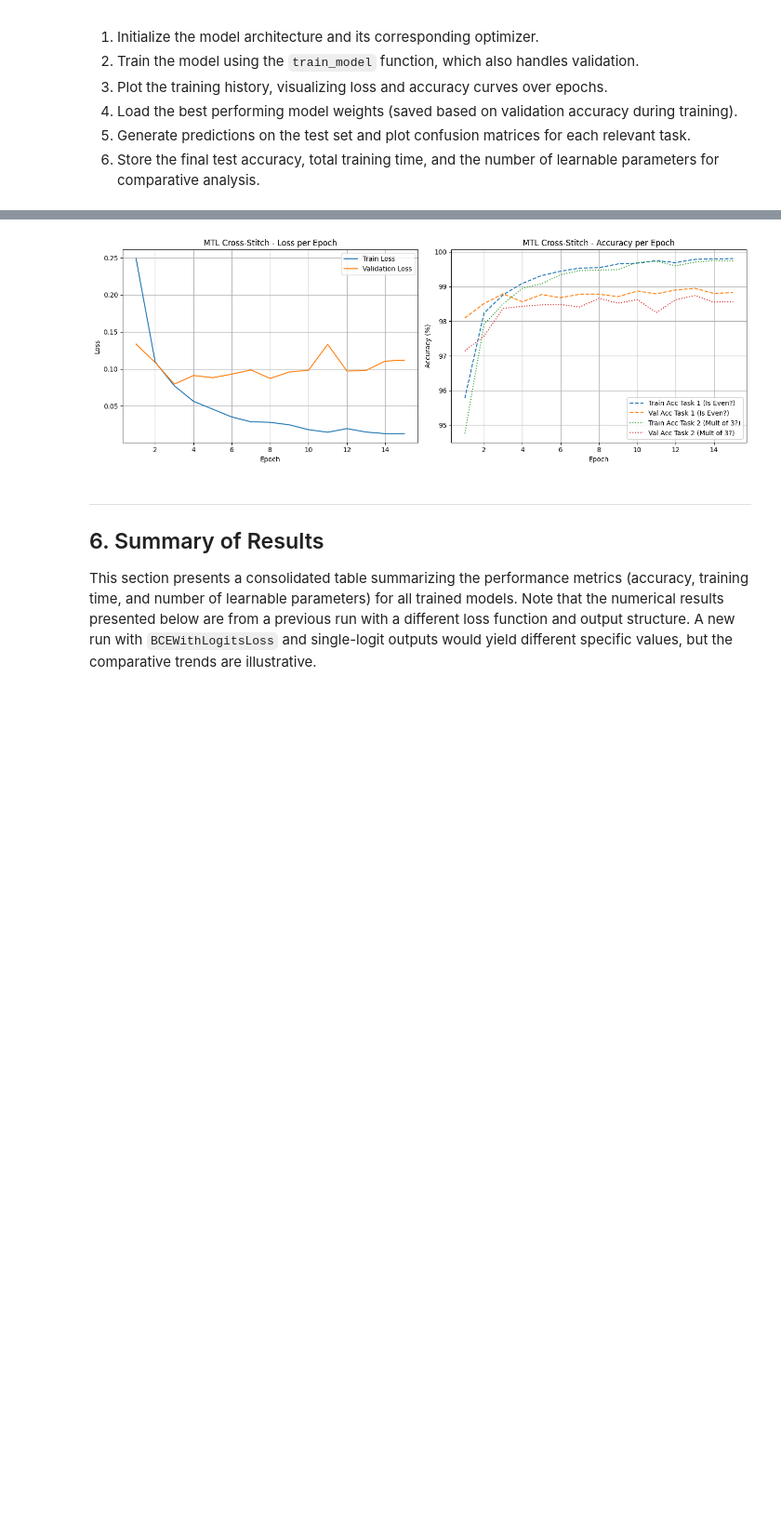
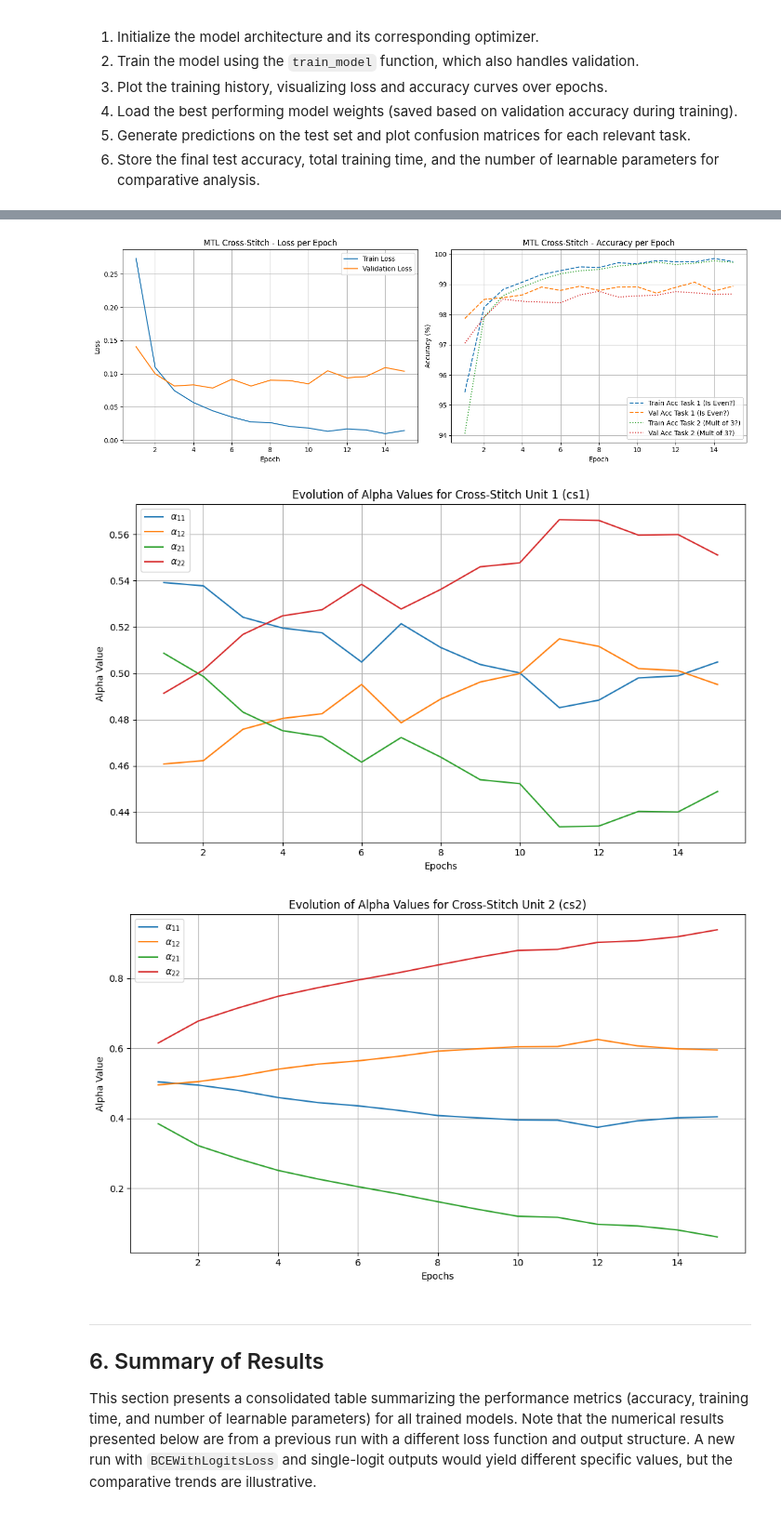
Before and after one commit to Gwme13/MTL_with_Pytorch, a Jupyter notebook: MTL_MNIST.ipynb, the cells around one changed output, grey strips where cells are left out. Shown at 93% size. Saved outputs shown, nothing was run; the diff lists cells and outputs as text; code cells hidden in the pictures; blank space fills up the shorter version.

```diff
--- a/MTL_MNIST.ipynb
+++ b/MTL_MNIST.ipynb
@@ -260,3 +222,21 @@ class CrossStitchLayer(nn.Module): # Inherits from torch.nn.Module
+# %%
+class CrossStitchUnit(nn.Module): # Inherits from torch.nn.Module
+    """
+    A Cross-Stitch Layer for Soft Parameter Sharing.
+    It learns a linear combination of feature maps from different tasks.
+    """
+    def __init__(self, num_features):
+        super(CrossStitchUnit, self).__init__()
+        self.alpha = nn.Parameter(torch.tensor([[0.5, 0.5], [0.5, 0.5]], dtype=torch.float32))
+
+    def forward(self, x1, x2):
+        # The output for task 1 is a linear combination of its own features (x1)
+        # and features from task 2 (x2), scaled by the learned alpha parameters. Similarly for task 2.
+        alpha = torch.softmax(self.alpha, dim=1) # Softmax along the rows (dim=1)
+
+        out_1 = alpha[0,0] * x1 + alpha[0,1] * x2
+        out_2 = alpha[1,0] * x1 + alpha[1,1] * x2
+        return out_1, out_2
 # %% [markdown]
 ### 3.5 Cross-Stitch Networks MTL Model (`CrossStitchMLP`)
 
@@ -308,8 +288,8 @@ class CrossStitchMLP(nn.Module): # Inherits from torch.nn.Module
         # --- Cross-Stitch Units for Inter-Task Communication ---
         # These units are inserted between corresponding layers of the task-specific MLPs.
         # They learn how much information to share between the branches.
-        self.cross_stitch1 = CrossStitchLayer(hidden_size1) # Applied after the first hidden layer of each task branch.
-        self.cross_stitch2 = CrossStitchLayer(hidden_size2) # Applied after the second hidden layer of each task branch.
+        self.cross_stitch1 = CrossStitchUnit(hidden_size1) # Applied after the first hidden layer of each task branch.
+        self.cross_stitch2 = CrossStitchUnit(hidden_size2) # Applied after the second hidden layer of each task branch.
 
         # --- Activation Function ---
         # ReLU is used consistently across all hidden layers.
@@ -736,6 +772,27 @@ criterion = nn.BCEWithLogitsLoss()
 history_mtl_cross, time_mtl_cross = train_model(model_mtl_cross, train_loader, optimizer_mtl_cross, criterion, model_type="MTL_CrossStitch")
 plot_training_history(history_mtl_cross, "MTL Cross-Stitch")
 
+if 'alphas' in history_mtl_cross and history_mtl_cross['alphas']:
+    plot_alpha_values(
+        alphas_history_dict=history_mtl_cross['alphas'],
+        num_epochs=NUM_EPOCHS,
+        unit_prefix="cs1",
+        unit_name_display="Cross-Stitch Unit 1 (cs1)"
+    )
+
+    if 'cs2_alpha00' in history_mtl_cross['alphas']:
+        plot_alpha_values(
+            alphas_history_dict=history_mtl_cross['alphas'],
+            num_epochs=NUM_EPOCHS,
+            unit_prefix="cs2",
+            unit_name_display="Cross-Stitch Unit 2 (cs2)"
+        )
+    else:
+        print("Alpha data for 'cs2' (Cross-Stitch Unit 2) not found in history.")
+else:
+    print("Alpha history ('alphas' key) not found in the training results for the Cross-Stitch model.")
+
+
 # Evaluate and plot confusion matrices for Cross-Stitch on the best model
 model_mtl_cross.load_state_dict(torch.load('best_mtl_crossstitch_model.pth')) # Load the saved best model.
 # Get predictions for both tasks
@@ -766,4 +823,6 @@ Training finished for MTL_CrossStitch. Total time: 227.66s
-[figure, old version]
+[figure, new version]
+[figure, added]
+[figure, added]
 # %% [markdown]
 ---
 
```
Also changed, not shown: parts of 12 cells of this notebook, 1 other file.
